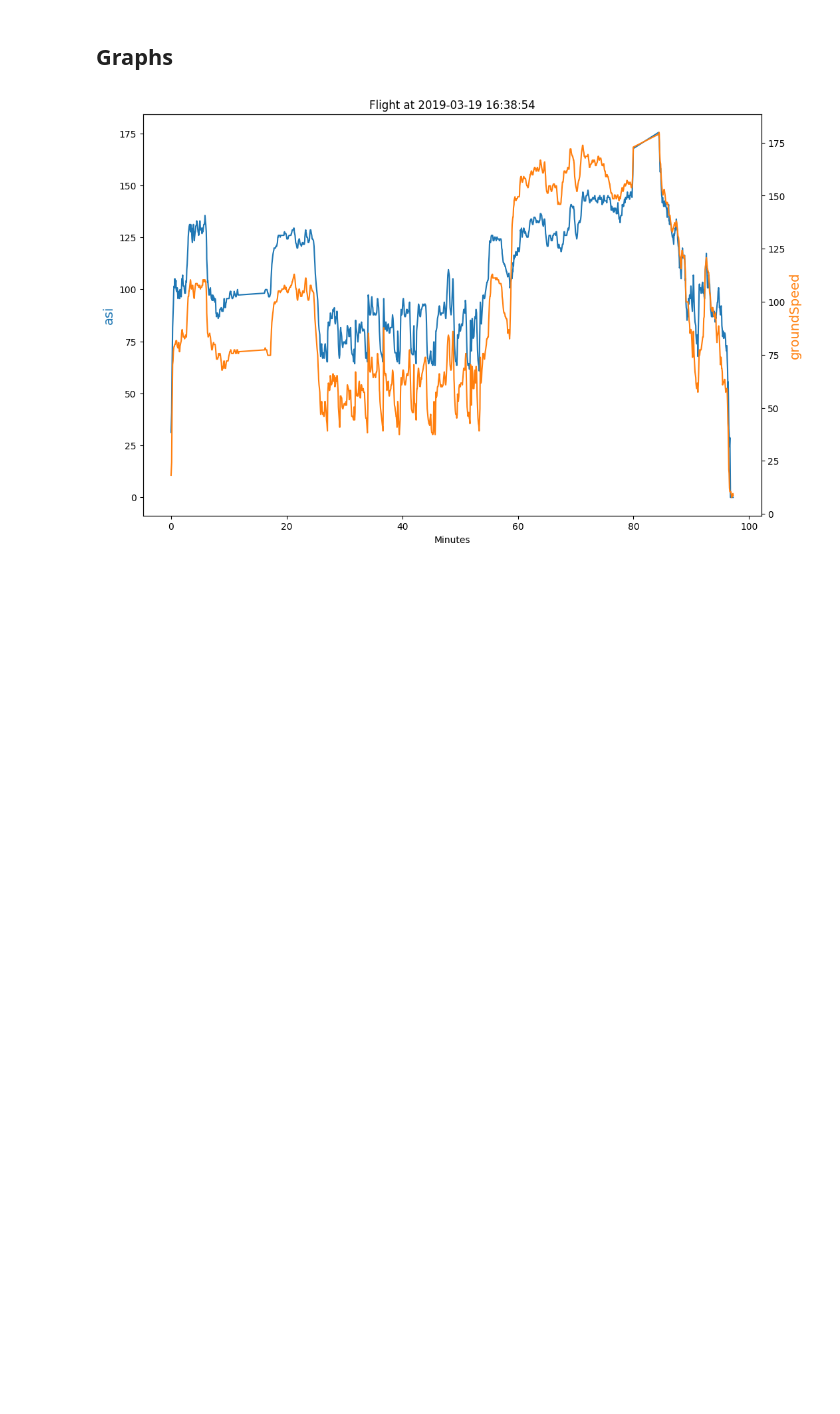
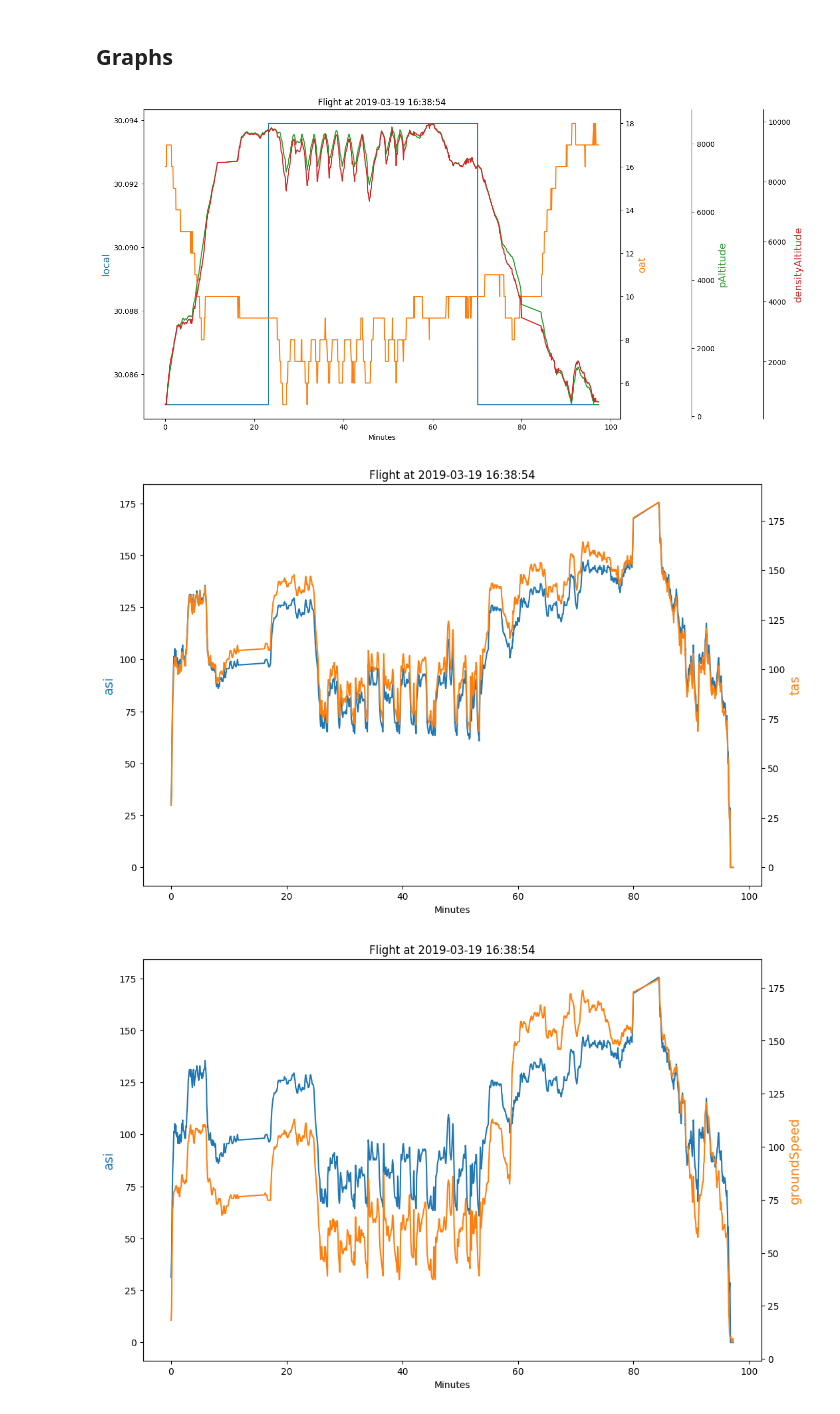
Before and after one commit to azemon/MglEfisPlotter, a Jupyter notebook: notebooks/flight06/overview.ipynb, the cells around one changed output. Drawn from its saved outputs; the diff is of its cells as text; code cells hidden in the pictures; blank space fills up the shorter version.

```diff
--- a/notebooks/flight06/overview.ipynb
+++ b/notebooks/flight06/overview.ipynb
@@ -29,6 +29,15 @@ print(p.flight)
 Flight at 2019-03-19 16:38:54 to 2019-03-21 15:12:06, 21226 messages, timestamps 485,153,850 to 485,159,685
 # %% [markdown]
 ## Graphs
+# %%
+p.plot2(['local', 'oat', 'pAltitude', 'densityAltitude'])
+p.show()
+
+p.plot2(['asi', 'tas'])
+p.show()
+# %% [output]
+[figure, added]
+[figure, added]
 # %%
 p.plot2(['asi', 'groundSpeed'])
 p.show()
```
Also changed, not shown: 3 other files.
